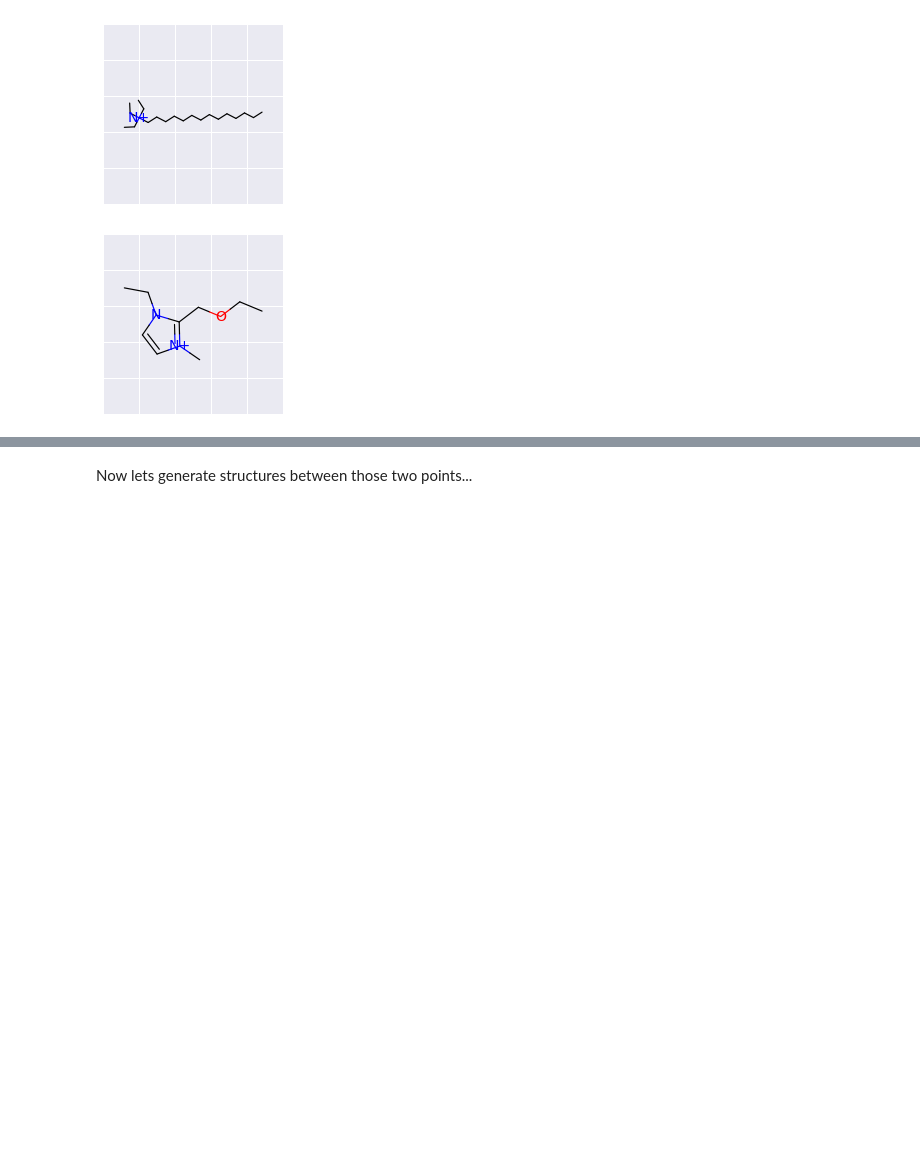
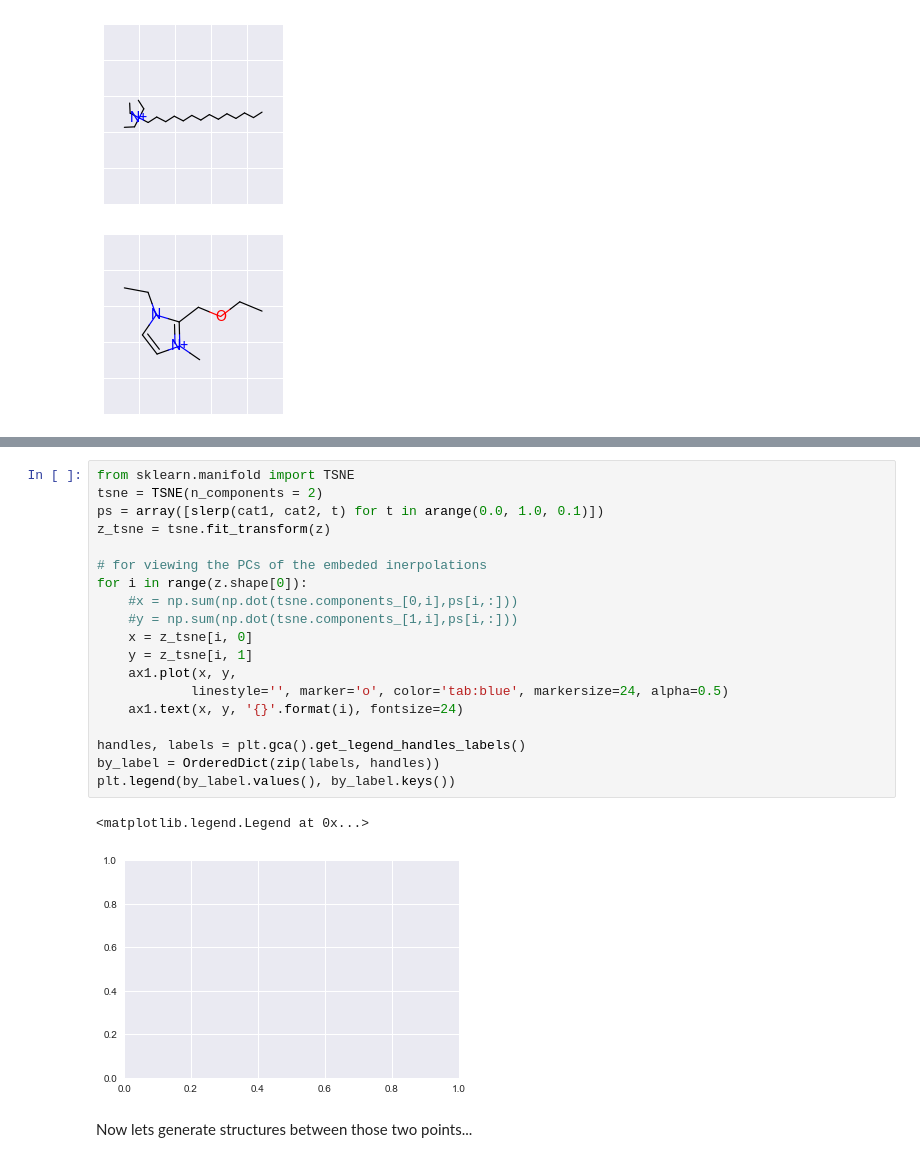
Before and after one commit to jameslee97/adaptive_learning_mixtures, a Jupyter notebook: notebooks/5_compare_vae.ipynb, the cells around one changed output, grey strips where cells are left out. Drawn from its saved outputs; the diff is of its cells as text; blank space fills up the shorter version.

```diff
--- a/notebooks/5_compare_vae.ipynb
+++ b/notebooks/5_compare_vae.ipynb
@@ -299,3 +341,25 @@ plt.legend(by_label.values(), by_label.keys())
+# %%
+from sklearn.manifold import TSNE
+tsne = TSNE(n_components = 2)
+ps = array([slerp(cat1, cat2, t) for t in arange(0.0, 1.0, 0.1)])
+z_tsne = tsne.fit_transform(z)
+
+# for viewing the PCs of the embeded inerpolations
+for i in range(z.shape[0]):
+    #x = np.sum(np.dot(tsne.components_[0,i],ps[i,:]))
+    #y = np.sum(np.dot(tsne.components_[1,i],ps[i,:]))
+    x = z_tsne[i, 0]
+    y = z_tsne[i, 1]
+    ax1.plot(x, y,
+            linestyle='', marker='o', color='tab:blue', markersize=24, alpha=0.5)
+    ax1.text(x, y, '{}'.format(i), fontsize=24)
+
+handles, labels = plt.gca().get_legend_handles_labels()
+by_label = OrderedDict(zip(labels, handles))
+plt.legend(by_label.values(), by_label.keys())
+# %% [output]
+<matplotlib.legend.Legend at 0x...>
+[figure, added]
 # %% [markdown]
 Now lets generate structures between those two points...
 # %%
```
Also changed, not shown: parts of 9 cells of this notebook.
